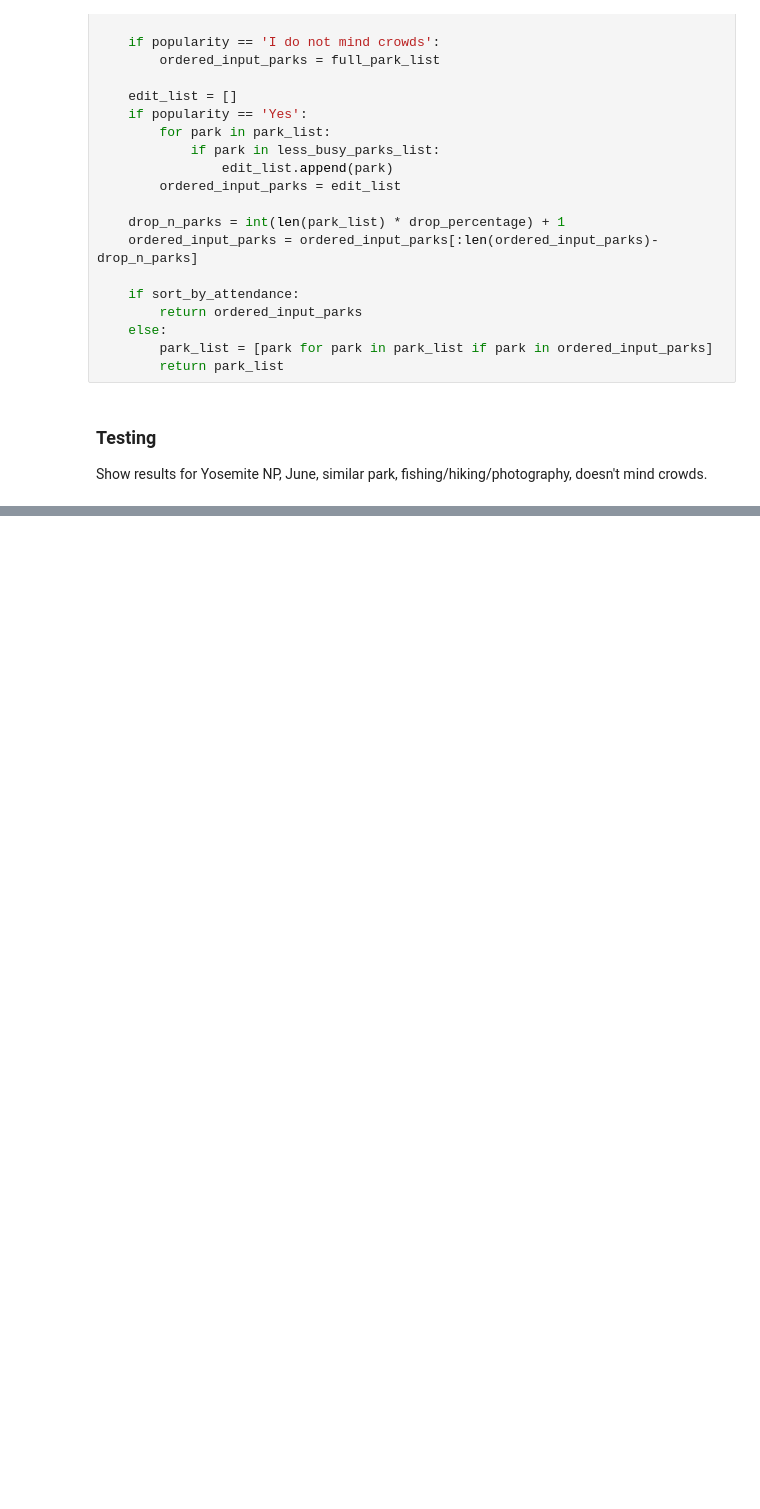
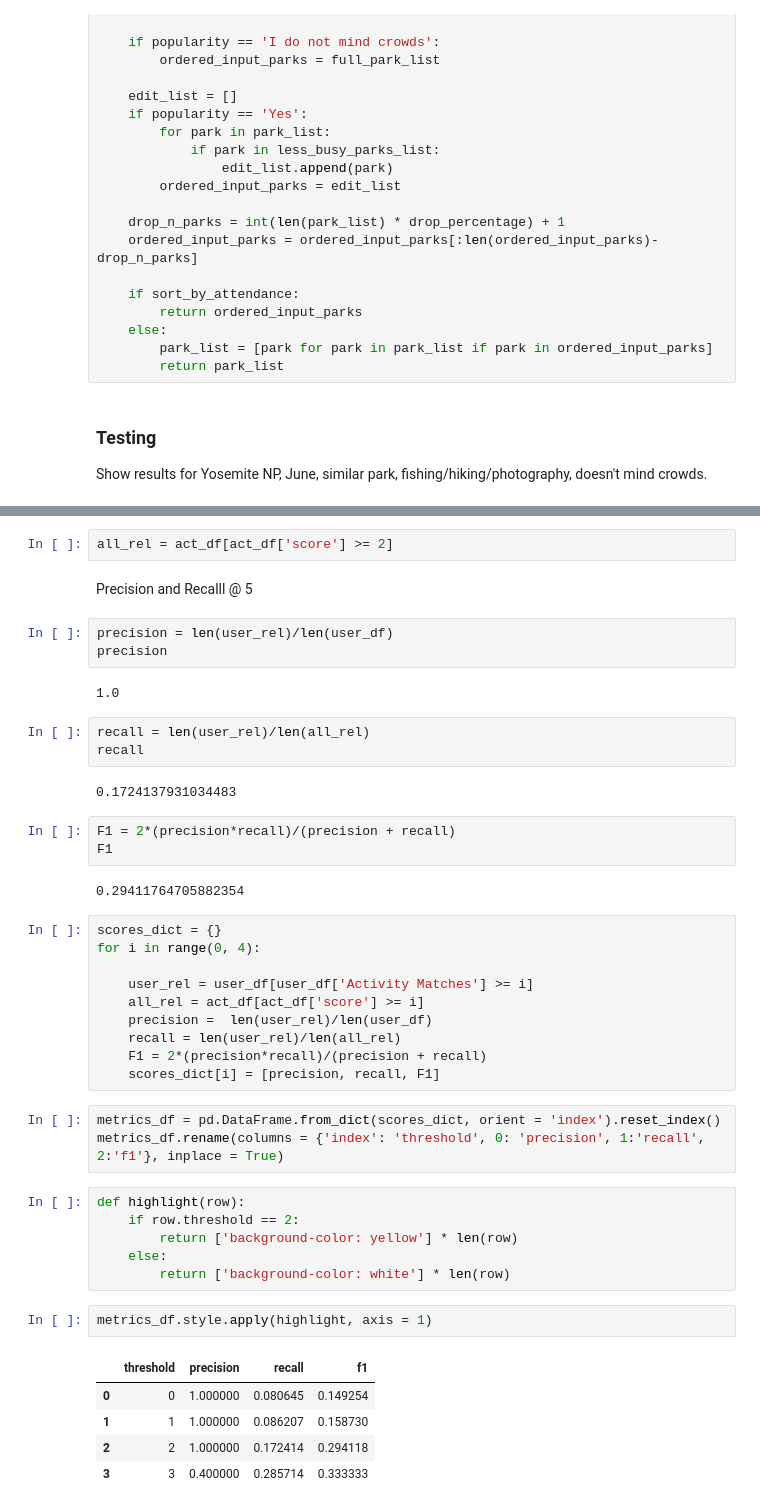
Before and after one commit to l-ching/Capstone-Project, a Jupyter notebook: rec_sys.ipynb, the cells around one changed output, grey strips where cells are left out. Saved outputs shown, nothing was run; the diff lists cells and outputs as text; blank space fills up the shorter version.

Commit message:
Added precision/recall scores

```diff
--- a/rec_sys.ipynb
+++ b/rec_sys.ipynb
@@ -276,0 +319,46 @@ activities_filter(list_activities, attendance_results, park_name)
+# %%
+all_rel = act_df[act_df['score'] >= 2]
+# %% [markdown]
+Precision and Recalll @ 5
+# %%
+precision = len(user_rel)/len(user_df)
+precision
+# %% [output]
+1.0
+# %%
+recall = len(user_rel)/len(all_rel)
+recall
+# %% [output]
+0.1724137931034483
+# %%
+F1 = 2*(precision*recall)/(precision + recall)
+F1
+# %% [output]
+0.29411764705882354
+# %%
+scores_dict = {}
+for i in range(0, 4):
+
+    user_rel = user_df[user_df['Activity Matches'] >= i]
+    all_rel = act_df[act_df['score'] >= i]
+    precision =  len(user_rel)/len(user_df)
+    recall = len(user_rel)/len(all_rel)
+    F1 = 2*(precision*recall)/(precision + recall)
+    scores_dict[i] = [precision, recall, F1]
+# %%
+metrics_df = pd.DataFrame.from_dict(scores_dict, orient = 'index').reset_index()
+metrics_df.rename(columns = {'index': 'threshold', 0: 'precision', 1:'recall', 2:'f1'}, inplace = True)
+# %%
+def highlight(row):
+    if row.threshold == 2:
+        return ['background-color: yellow'] * len(row)
+    else:
+        return ['background-color: white'] * len(row)
+# %%
+metrics_df.style.apply(highlight, axis = 1)
+# %% [output]
+|  | threshold | precision | recall | f1 |
+| 0 | 0 | 1.000000 | 0.080645 | 0.149254 |
+| 1 | 1 | 1.000000 | 0.086207 | 0.158730 |
+| 2 | 2 | 1.000000 | 0.172414 | 0.294118 |
+| 3 | 3 | 0.400000 | 0.285714 | 0.333333 |
```
Also changed, not shown: parts of 9 cells of this notebook.
